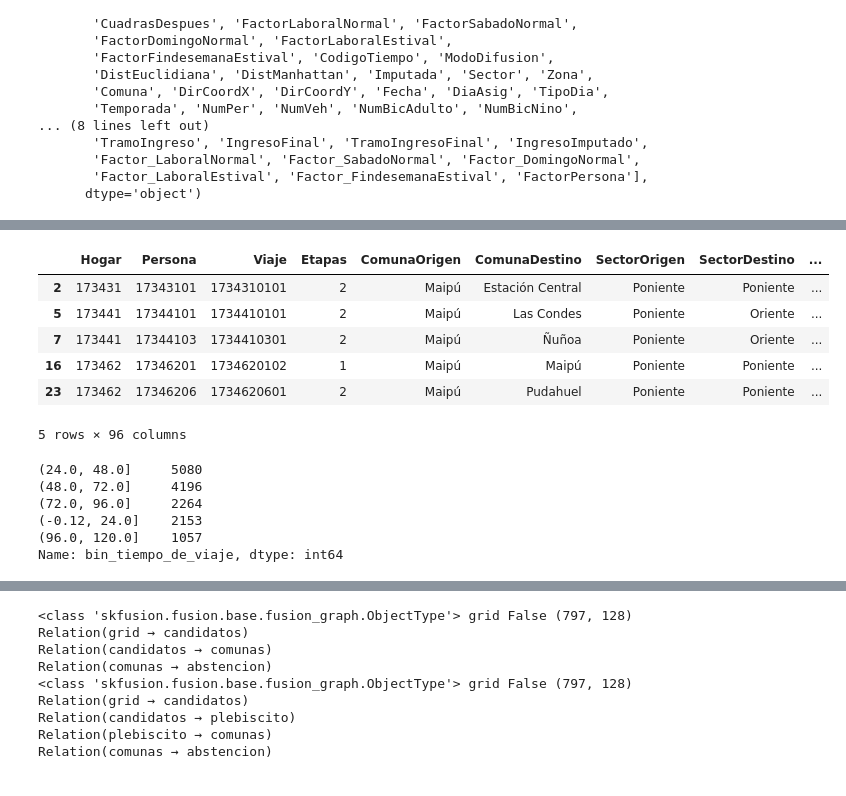
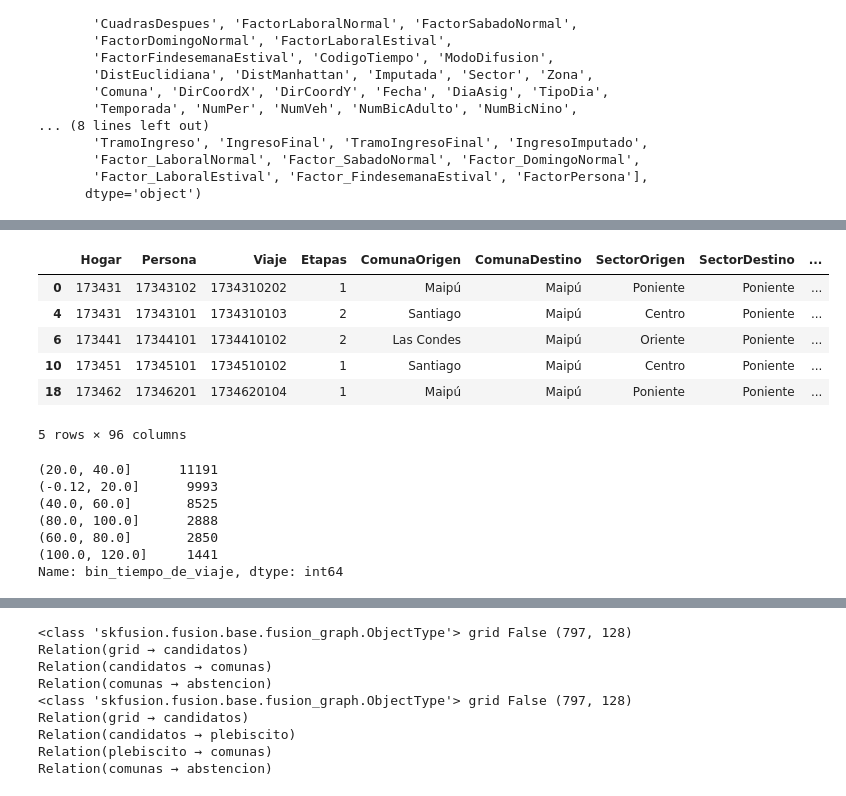
Before and after one commit to zorzalerrante/chilean_voter_profiling, a Jupyter notebook: notebooks/01-abstencion-santiago.ipynb, the cells around one changed output, grey strips where cells are left out. Saved outputs shown, nothing was run; the diff lists cells and outputs as text; code cells hidden in the pictures.

```diff
--- a/notebooks/01-abstencion-santiago.ipynb
+++ b/notebooks/01-abstencion-santiago.ipynb
@@ -1453,28 +1471,29 @@ Index(['Hogar', 'Persona', 'Viaje', 'Etapas', 'ComunaOrigen', 'ComunaDestino',
 # %%
 recurrent_trips = eod_data[
-    (eod_data["Proposito"].isin(["Al trabajo"]))
-    & (eod_data["DistEuclidiana"] >= 1000)
+    (eod_data["Proposito"].isin(["volver a casa"]))
+    & (eod_data["DistEuclidiana"] >= 500)
     & (eod_data["TiempoViaje"] <= 120)
     & (pd.notnull(eod_data["SectorDestino"]))
 ].copy()
 recurrent_trips.head()
 # %% [output]
 |  | Hogar | Persona | Viaje | Etapas | ComunaOrigen | ComunaDestino | SectorOrigen | SectorDestino | ... |
-| 2 | 173431 | 17343101 | 1734310101 | 2 | Maipú | Estación Central | Poniente | Poniente | ... |
-| 5 | 173441 | 17344101 | 1734410101 | 2 | Maipú | Las Condes | Poniente | Oriente | ... |
-| 7 | 173441 | 17344103 | 1734410301 | 2 | Maipú | Ñuñoa | Poniente | Oriente | ... |
-| 16 | 173462 | 17346201 | 1734620102 | 1 | Maipú | Maipú | Poniente | Poniente | ... |
-| 23 | 173462 | 17346206 | 1734620601 | 2 | Maipú | Pudahuel | Poniente | Poniente | ... |
+| 0 | 173431 | 17343102 | 1734310202 | 1 | Maipú | Maipú | Poniente | Poniente | ... |
+| 4 | 173431 | 17343101 | 1734310103 | 2 | Santiago | Maipú | Centro | Poniente | ... |
+| 6 | 173441 | 17344101 | 1734410102 | 2 | Las Condes | Maipú | Oriente | Poniente | ... |
+| 10 | 173451 | 17345101 | 1734510102 | 1 | Santiago | Maipú | Centro | Poniente | ... |
+| 18 | 173462 | 17346201 | 1734620104 | 1 | Maipú | Maipú | Poniente | Poniente | ... |
 5 rows × 96 columns
 # %%
-recurrent_trips['bin_tiempo_de_viaje'] = pd.cut(recurrent_trips['TiempoViaje'], bins=5)
+recurrent_trips['bin_tiempo_de_viaje'] = pd.cut(recurrent_trips['TiempoViaje'], bins=6)
 recurrent_trips['bin_tiempo_de_viaje'].value_counts()
 # %% [output]
-(24.0, 48.0]     5080
-(48.0, 72.0]     4196
-(72.0, 96.0]     2264
-(-0.12, 24.0]    2153
-(96.0, 120.0]    1057
+(20.0, 40.0]      11191
+(-0.12, 20.0]      9993
+(40.0, 60.0]       8525
+(80.0, 100.0]      2888
+(60.0, 80.0]       2850
+(100.0, 120.0]     1441
 Name: bin_tiempo_de_viaje, dtype: int64
 # %%
 recurrent_trips['PesoLaboral'] = recurrent_trips['FactorLaboralNormal'] * recurrent_trips['Factor_LaboralNormal']
```
Also changed, not shown: parts of 21 cells of this notebook, 4 other files.
